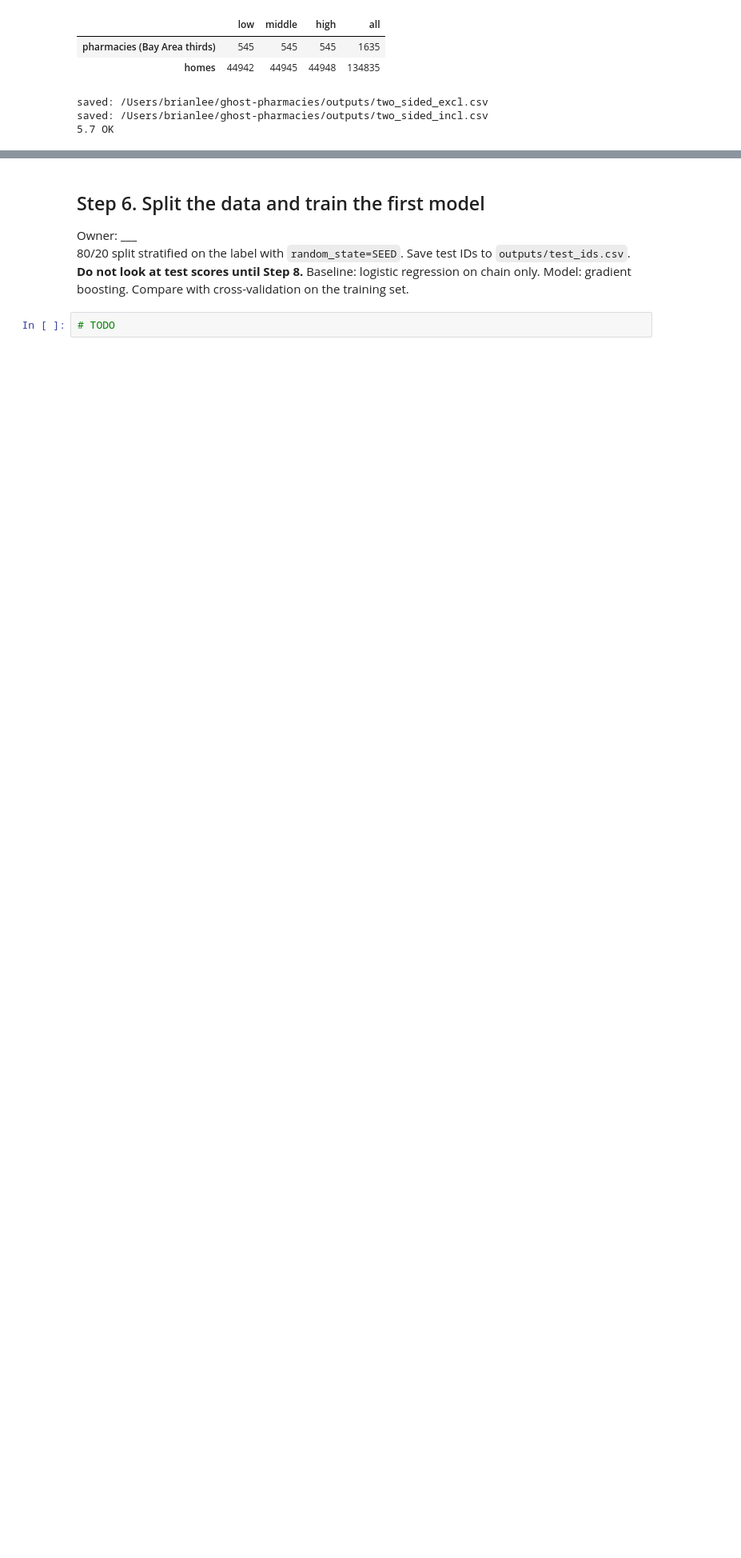
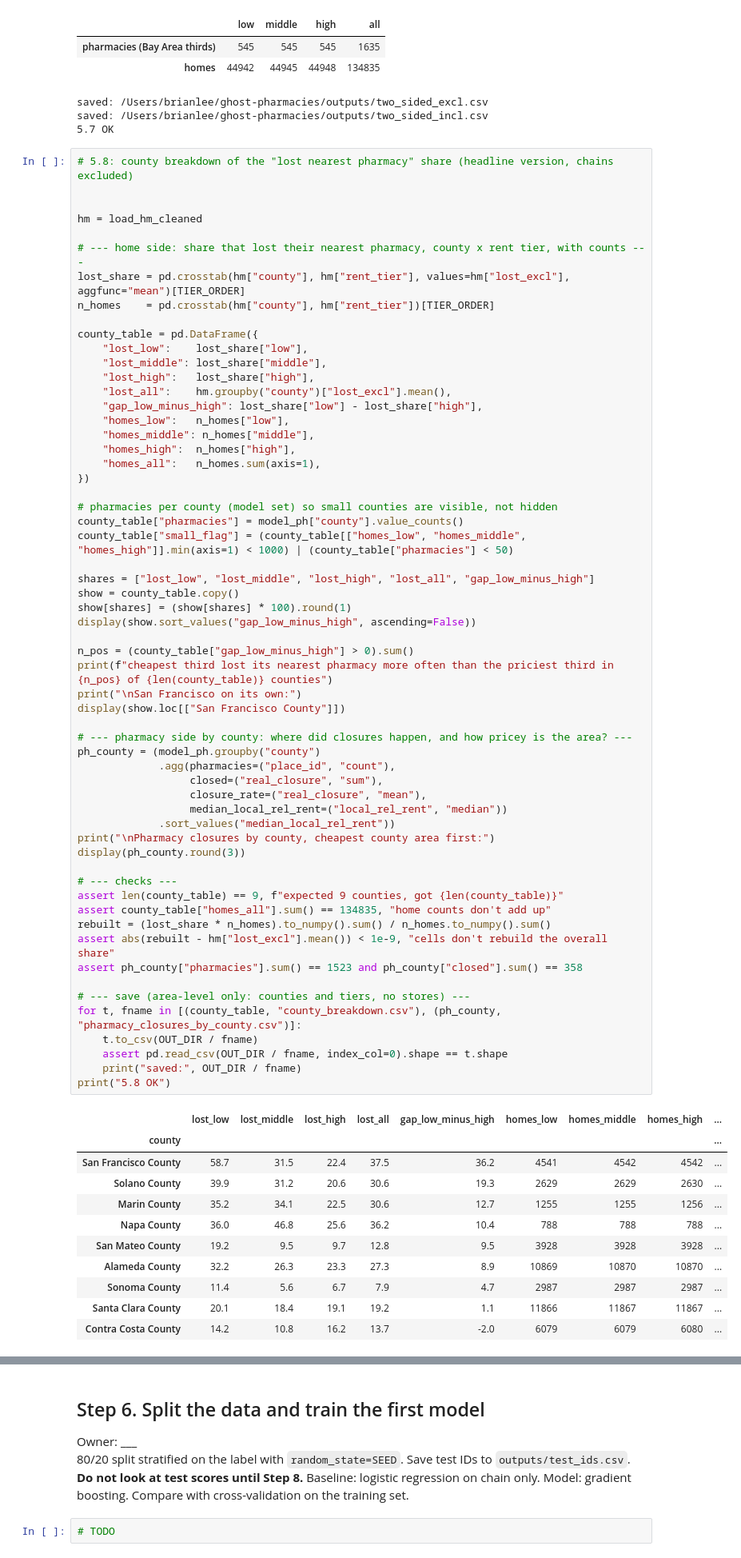
Before and after one commit to EthanRCF/ghost-pharmacies, a Jupyter notebook: notebooks/ghost_pharmacies_brian.ipynb, the cells around one changed output, grey strips where cells are left out. Shown at 80% size. Saved outputs shown, nothing was run; the diff lists cells and outputs as text; blank space fills up the shorter version.

Commit message:
5.8: county breakdown of the lsot nearest pharmacy looks at price tiers too

```diff
--- a/notebooks/ghost_pharmacies_brian.ipynb
+++ b/notebooks/ghost_pharmacies_brian.ipynb
@@ -981,3 +981,74 @@ print("5.7 OK")
 saved: /Users/brianlee/ghost-pharmacies/outputs/two_sided_excl.csv
 saved: /Users/brianlee/ghost-pharmacies/outputs/two_sided_incl.csv
 5.7 OK
+# %%
+# 5.8: county breakdown of the "lost nearest pharmacy" share (headline version, chains excluded)
+
+
+hm = load_hm_cleaned
+
+# --- home side: share that lost their nearest pharmacy, county x rent tier, with counts ---
+lost_share = pd.crosstab(hm["county"], hm["rent_tier"], values=hm["lost_excl"], aggfunc="mean")[TIER_ORDER]
+n_homes    = pd.crosstab(hm["county"], hm["rent_tier"])[TIER_ORDER]
+
+county_table = pd.DataFrame({
+    "lost_low":    lost_share["low"],
+    "lost_middle": lost_share["middle"],
+    "lost_high":   lost_share["high"],
+    "lost_all":    hm.groupby("county")["lost_excl"].mean(),
+    "gap_low_minus_high": lost_share["low"] - lost_share["high"],
+    "homes_low":   n_homes["low"],
+    "homes_middle": n_homes["middle"],
+    "homes_high":  n_homes["high"],
+    "homes_all":   n_homes.sum(axis=1),
+})
+
+# pharmacies per county (model set) so small counties are visible, not hidden
+county_table["pharmacies"] = model_ph["county"].value_counts()
+county_table["small_flag"] = (county_table[["homes_low", "homes_middle", "homes_high"]].min(axis=1) < 1000) | (county_table["pharmacies"] < 50)
+
+shares = ["lost_low", "lost_middle", "lost_high", "lost_all", "gap_low_minus_high"]
+show = county_table.copy()
+show[shares] = (show[shares] * 100).round(1)
+display(show.sort_values("gap_low_minus_high", ascending=False))
+
+n_pos = (county_table["gap_low_minus_high"] > 0).sum()
+print(f"cheapest third lost its nearest pharmacy more often than the priciest third in {n_pos} of {len(county_table)} counties")
+print("\nSan Francisco on its own:")
+display(show.loc[["San Francisco County"]])
+
+# --- pharmacy side by county: where did closures happen, and how pricey is the area? ---
+ph_county = (model_ph.groupby("county")
+             .agg(pharmacies=("place_id", "count"),
+                  closed=("real_closure", "sum"),
+                  closure_rate=("real_closure", "mean"),
+                  median_local_rel_rent=("local_rel_rent", "median"))
+             .sort_values("median_local_rel_rent"))
+print("\nPharmacy closures by county, cheapest county area first:")
+display(ph_county.round(3))
+
+# --- checks ---
+assert len(county_table) == 9, f"expected 9 counties, got {len(county_table)}"
+assert county_table["homes_all"].sum() == 134835, "home counts don't add up"
+rebuilt = (lost_share * n_homes).to_numpy().sum() / n_homes.to_numpy().sum()
+assert abs(rebuilt - hm["lost_excl"].mean()) < 1e-9, "cells don't rebuild the overall share"
+assert ph_county["pharmacies"].sum() == 1523 and ph_county["closed"].sum() == 358
+
+# --- save (area-level only: counties and tiers, no stores) ---
+for t, fname in [(county_table, "county_breakdown.csv"), (ph_county, "pharmacy_closures_by_county.csv")]:
+    t.to_csv(OUT_DIR / fname)
+    assert pd.read_csv(OUT_DIR / fname, index_col=0).shape == t.shape
+    print("saved:", OUT_DIR / fname)
+print("5.8 OK")
+# %% [output]
+|  | lost_low | lost_middle | lost_high | lost_all | gap_low_minus_high | homes_low | homes_middle | homes_high | ... |
+| county |  |  |  |  |  |  |  |  | ... |
+| San Francisco County | 58.7 | 31.5 | 22.4 | 37.5 | 36.2 | 4541 | 4542 | 4542 | ... |
+| Solano County | 39.9 | 31.2 | 20.6 | 30.6 | 19.3 | 2629 | 2629 | 2630 | ... |
+| Marin County | 35.2 | 34.1 | 22.5 | 30.6 | 12.7 | 1255 | 1255 | 1256 | ... |
+| Napa County | 36.0 | 46.8 | 25.6 | 36.2 | 10.4 | 788 | 788 | 788 | ... |
+| San Mateo County | 19.2 | 9.5 | 9.7 | 12.8 | 9.5 | 3928 | 3928 | 3928 | ... |
+| Alameda County | 32.2 | 26.3 | 23.3 | 27.3 | 8.9 | 10869 | 10870 | 10870 | ... |
+| Sonoma County | 11.4 | 5.6 | 6.7 | 7.9 | 4.7 | 2987 | 2987 | 2987 | ... |
+| Santa Clara County | 20.1 | 18.4 | 19.1 | 19.2 | 1.1 | 11866 | 11867 | 11867 | ... |
+| Contra Costa County | 14.2 | 10.8 | 16.2 | 13.7 | -2.0 | 6079 | 6079 | 6080 | ... |
```
Also changed, not shown: parts of 1 cell of this notebook, 2 other files.
